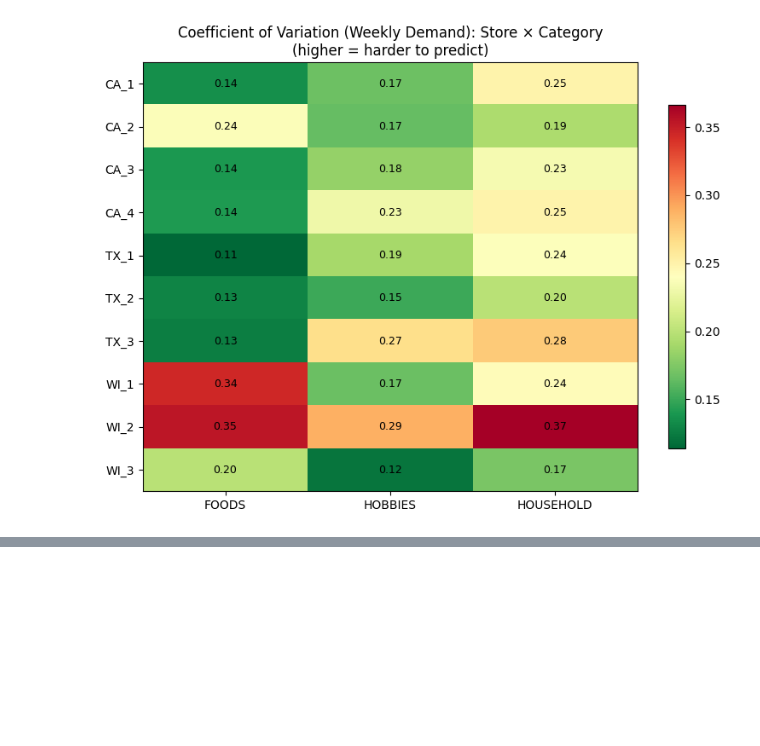
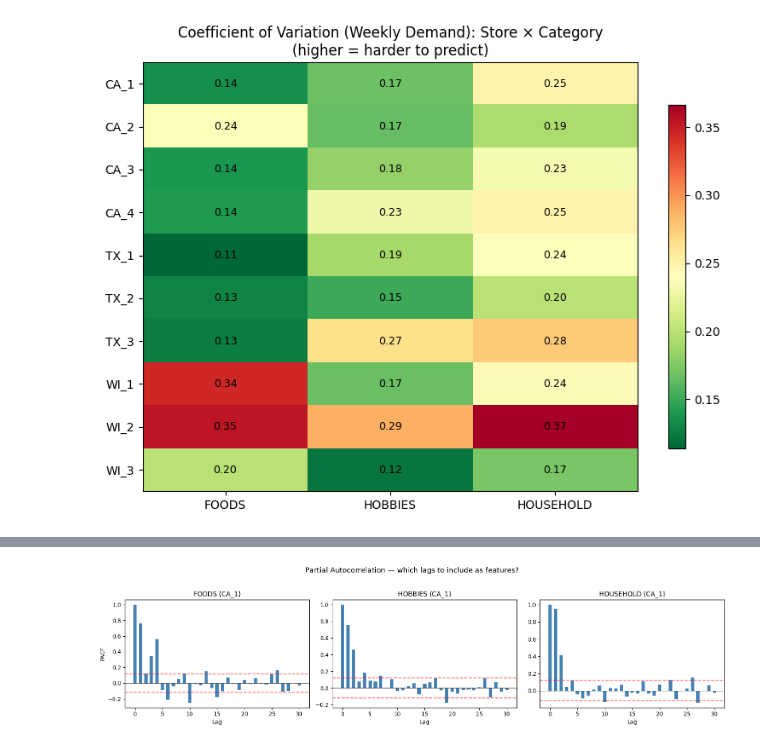
Before and after one commit to isaacvm98/ids705_project, a Jupyter notebook: notebooks/notebook_01_data_loading_and_eda.ipynb, the cells around one changed output, grey strips where cells are left out. Cells and saved outputs as stored; diff of their text form; code cells hidden in the pictures; blank space fills up the shorter version.

```diff
--- a/notebooks/notebook_01_data_loading_and_eda.ipynb
+++ b/notebooks/notebook_01_data_loading_and_eda.ipynb
@@ -567,0 +562,17 @@ plt.show()
+# %%
+# Augmented Dickey-Fuller test for stationarity
+# Stationary (p < 0.05) = we can model levels directly
+# Non-stationary (p > 0.05) = there's a trend/unit root, we need to account for it
+
+print("ADF Stationarity Test (CA_1 as representative store)")
+print("=" * 65)
+
+for cat in sorted(weekly['cat_id'].unique()):
+    series = (weekly[(weekly['cat_id'] == cat) & (weekly['store_id'] == 'CA_1')]
+              .sort_values('week_start')['weekly_units'])
+    result = adfuller(series, autolag='AIC')
+    verdict = 'Stationary' if result[1] < 0.05 else 'NON-STATIONARY'
+    print(f"  {cat:12s}  ADF={result[0]:+.3f}  p={result[1]:.4f}  lags={result[2]}  -> {verdict}")
+
+print("\nIf non-stationary: we should include trend features (time index)")
+print("and momentum/differencing features in our model.")
@@ -567,0 +588,23 @@ plt.show()
+# %%
+fig, axes = plt.subplots(1, 3, figsize=(16, 4))
+
+for ax, cat in zip(axes, sorted(weekly['cat_id'].unique())):
+    series = (weekly[(weekly['cat_id'] == cat) & (weekly['store_id'] == 'CA_1')]
+              .sort_values('week_start')['weekly_units'].values)
+
+    pacf_vals = pacf(series, nlags=30, method='ywm')
+    n = len(series)
+
+    ax.bar(range(len(pacf_vals)), pacf_vals, color='steelblue', width=0.6)
+    ax.axhline( 1.96/np.sqrt(n), color='red', ls='--', alpha=0.6)
+    ax.axhline(-1.96/np.sqrt(n), color='red', ls='--', alpha=0.6)
+    ax.axhline(0, color='black', lw=0.5)
+    ax.set_title(f'{cat} (CA_1)')
+    ax.set_xlabel('Lag')
+
+axes[0].set_ylabel('PACF')
+fig.suptitle('Partial Autocorrelation — which lags to include as features?', fontsize=13, y=1.03)
+plt.tight_layout()
+plt.show()
+# %% [output]
+[figure, added]
```
Also changed, not shown: parts of 10 cells of this notebook, 4 other files.
